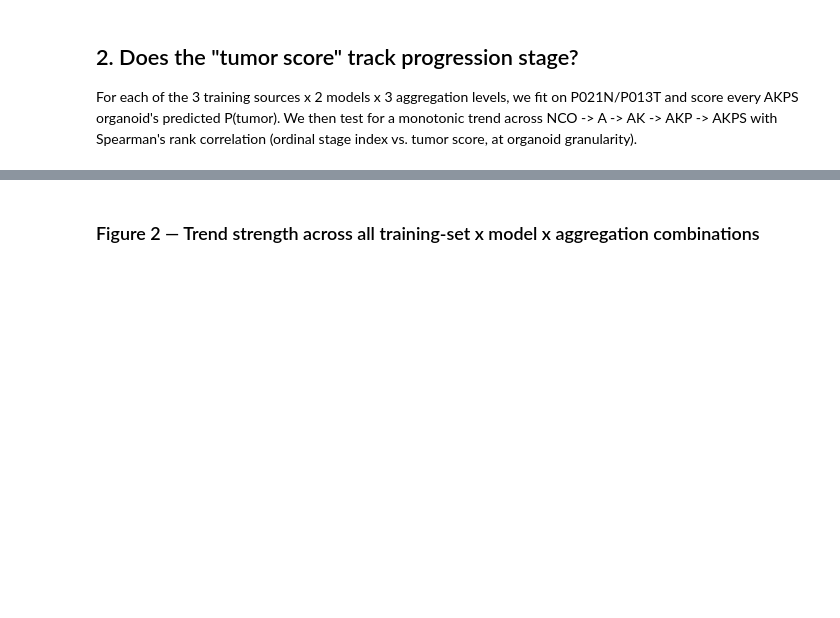
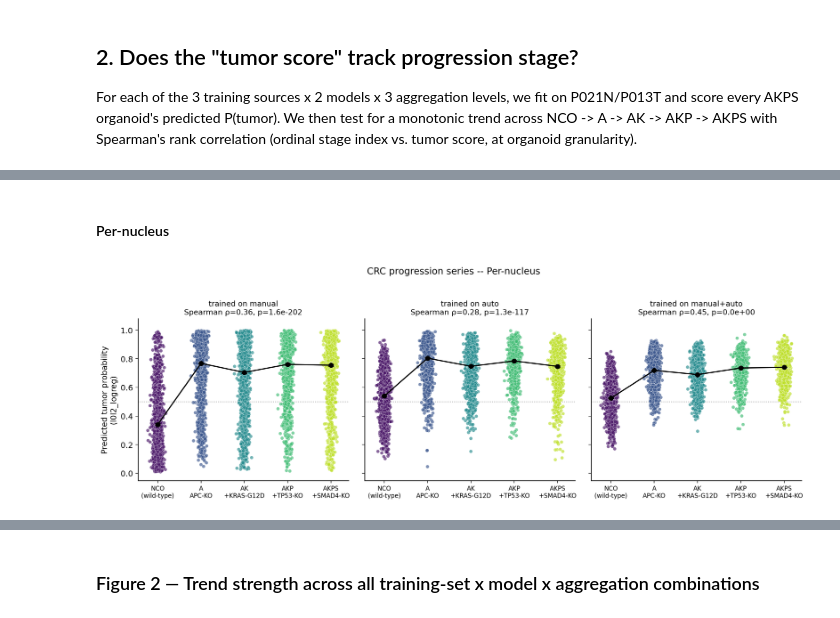
Before and after one commit to mario-koddenbrock/organoid_segmentation, a Jupyter notebook: notebooks/akps_progression.ipynb, the cells around one changed output, grey strips where cells are left out. Cells and saved outputs as stored; diff of their text form; code cells hidden in the pictures; blank space fills up the shorter version.

```diff
--- a/notebooks/akps_progression.ipynb
+++ b/notebooks/akps_progression.ipynb
@@ -145,0 +133,6 @@ organoids per line, or a dedicated ordinal model) to confirm.
+# %% [markdown]
+#### Per-nucleus
+# %%
+display(Image(filename=str(RESULTS_DIR / 'akps_trend_plot_nucleus.png')))
+# %% [output]
+[figure, added]
```
Also changed, not shown: parts of 9 cells of this notebook.
